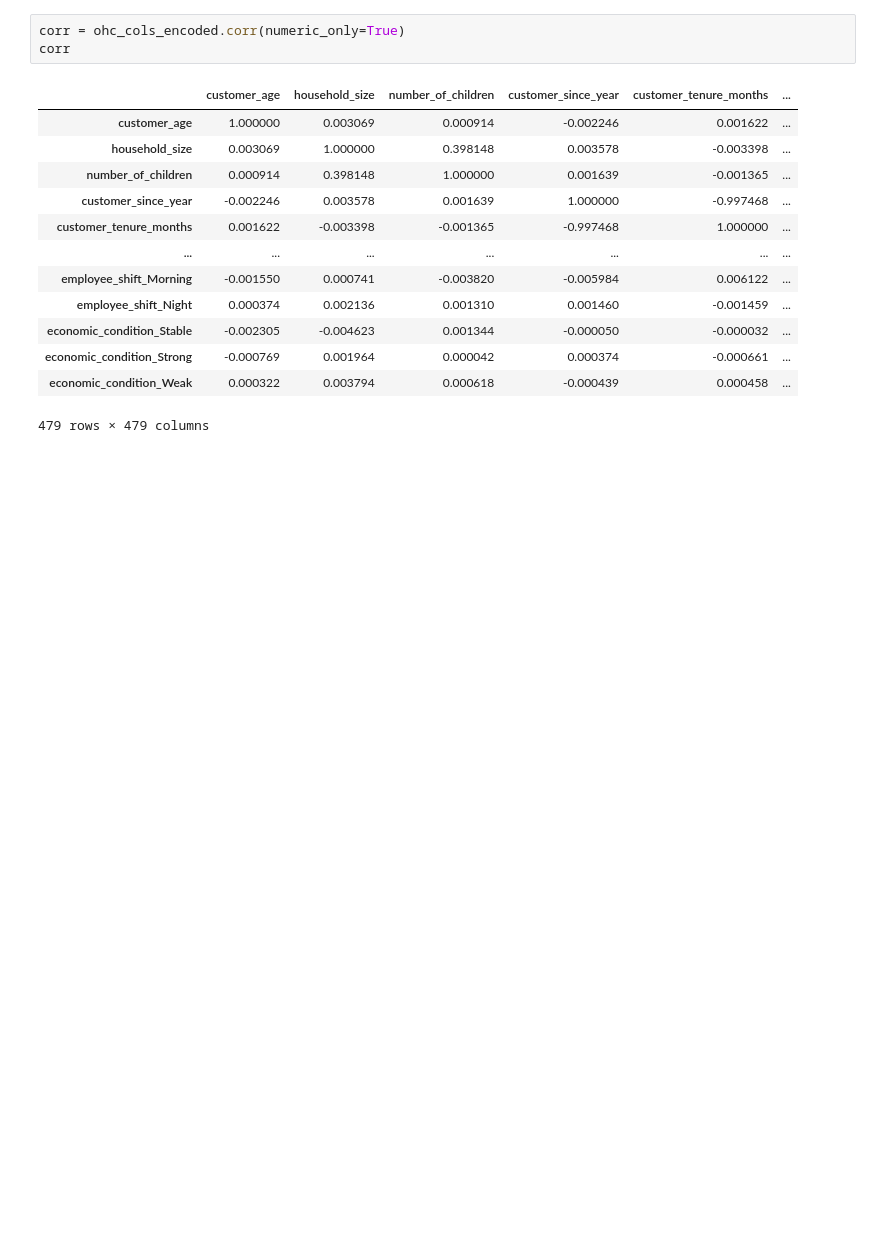
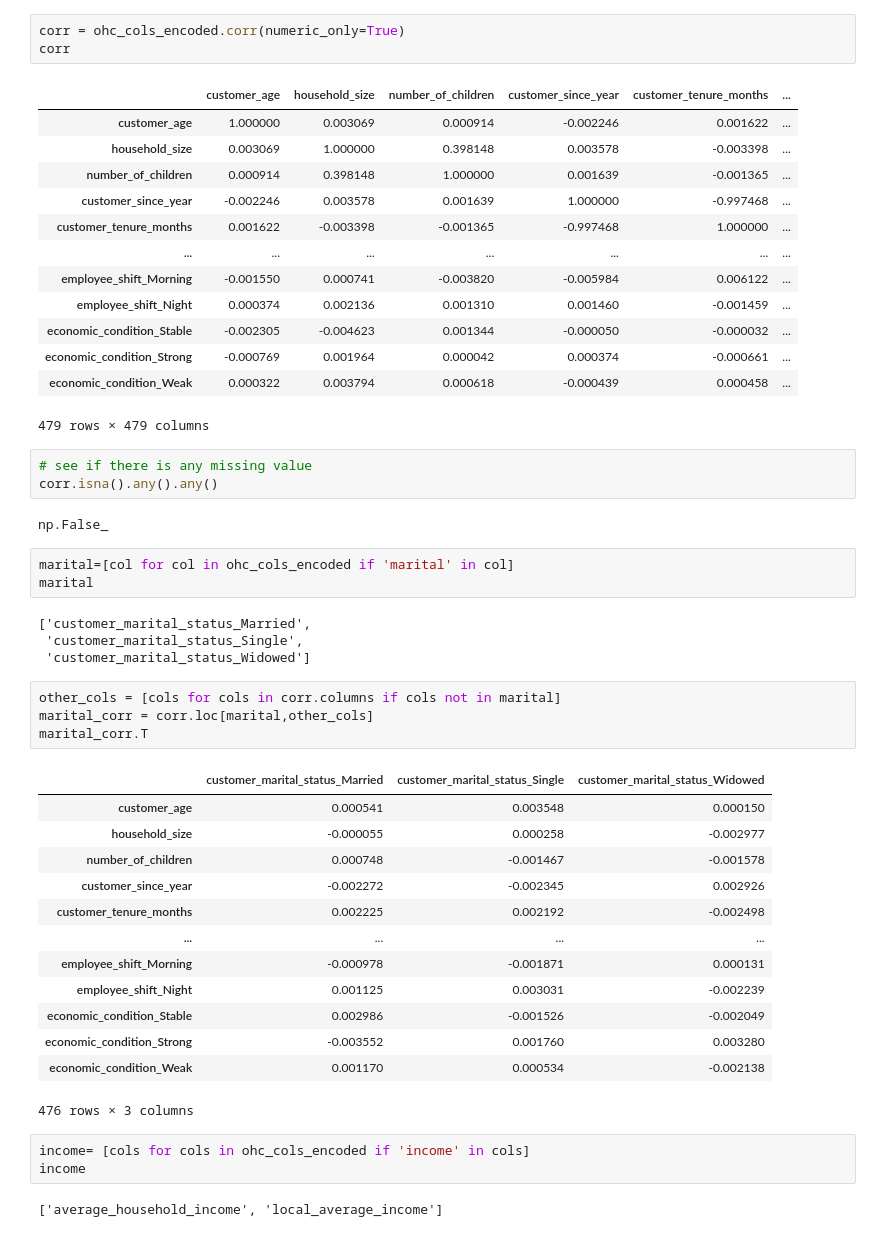
Before and after one commit to tatraim/supermarket, a Jupyter notebook: supermarket_data_3.ipynb, the cells around one changed output. Drawn from its saved outputs; the diff is of its cells as text; blank space fills up the shorter version.

```diff
--- a/supermarket_data_3.ipynb
+++ b/supermarket_data_3.ipynb
@@ -125,3 +125,38 @@ corr
 | economic_condition_Strong | -0.000769 | 0.001964 | 0.000042 | 0.000374 | -0.000661 | ... |
 | economic_condition_Weak | 0.000322 | 0.003794 | 0.000618 | -0.000439 | 0.000458 | ... |
 479 rows × 479 columns
+# %%
+# see if there is any missing value
+corr.isna().any().any()
+# %% [output]
+np.False_
+# %%
+marital=[col for col in ohc_cols_encoded if 'marital' in col]
+marital
+# %% [output]
+['customer_marital_status_Married',
+ 'customer_marital_status_Single',
+ 'customer_marital_status_Widowed']
+# %%
+other_cols = [cols for cols in corr.columns if cols not in marital]
+marital_corr = corr.loc[marital,other_cols]
+marital_corr.T
+# %% [output]
+|  | customer_marital_status_Married | customer_marital_status_Single | customer_marital_status_Widowed |
+| customer_age | 0.000541 | 0.003548 | 0.000150 |
+| household_size | -0.000055 | 0.000258 | -0.002977 |
+| number_of_children | 0.000748 | -0.001467 | -0.001578 |
+| customer_since_year | -0.002272 | -0.002345 | 0.002926 |
+| customer_tenure_months | 0.002225 | 0.002192 | -0.002498 |
+| ... | ... | ... | ... |
+| employee_shift_Morning | -0.000978 | -0.001871 | 0.000131 |
+| employee_shift_Night | 0.001125 | 0.003031 | -0.002239 |
+| economic_condition_Stable | 0.002986 | -0.001526 | -0.002049 |
+| economic_condition_Strong | -0.003552 | 0.001760 | 0.003280 |
+| economic_condition_Weak | 0.001170 | 0.000534 | -0.002138 |
+476 rows × 3 columns
+# %%
+income= [cols for cols in ohc_cols_encoded if 'income' in cols]
+income
+# %% [output]
+['average_household_income', 'local_average_income']
```
Also changed, not shown: parts of 5 cells of this notebook.
